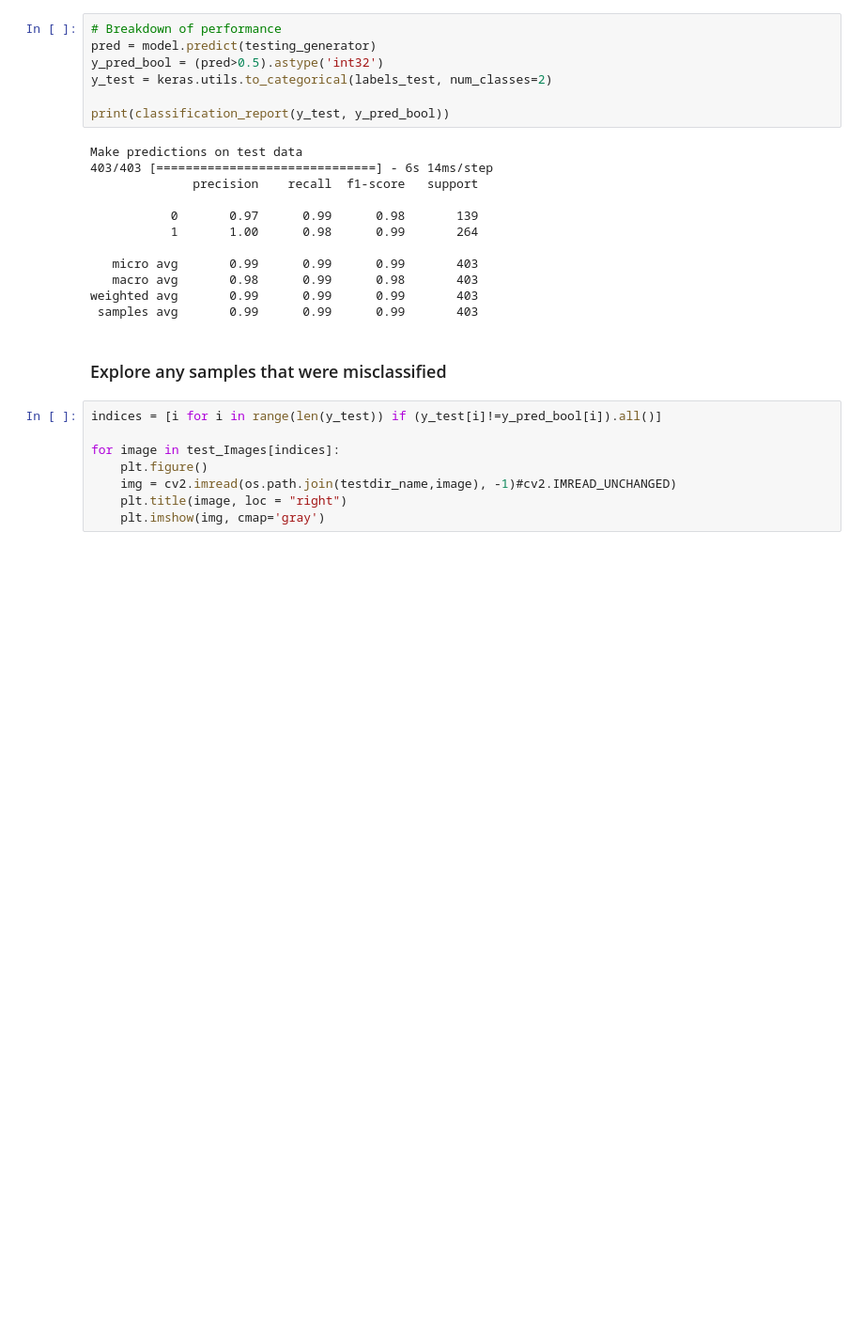
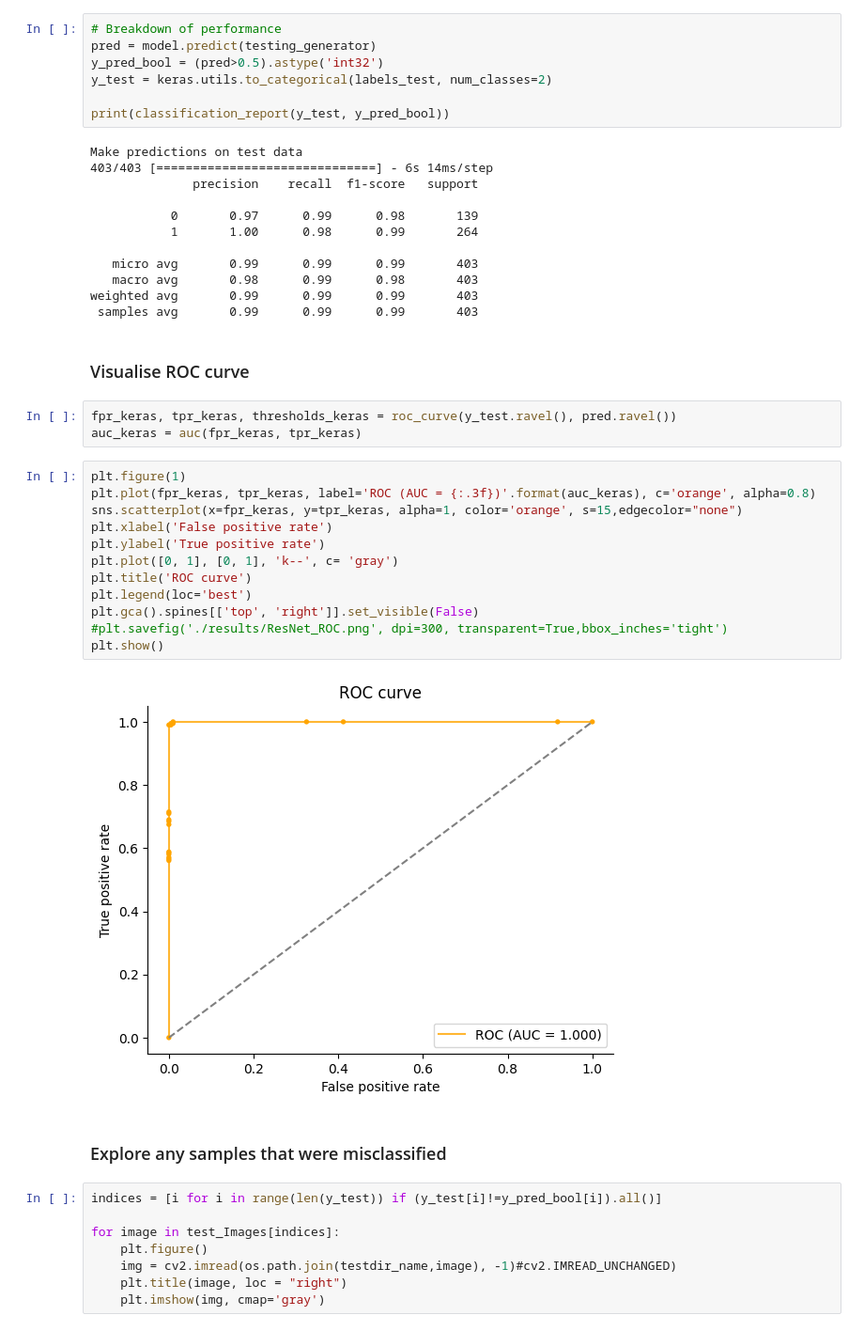
Before and after one commit to Ebony-Watson/Automatic_Imaging_Artifact_Masking, a Jupyter notebook: ResNet50_Artifact_Classifier.ipynb, the cells around one changed output. Shown at 94% size. Drawn from its saved outputs; the diff is of its cells as text; blank space fills up the shorter version.

```diff
--- a/ResNet50_Artifact_Classifier.ipynb
+++ b/ResNet50_Artifact_Classifier.ipynb
@@ -160,6 +145,25 @@ Make predictions on test data
    macro avg       0.98      0.99      0.98       403
 weighted avg       0.99      0.99      0.99       403
  samples avg       0.99      0.99      0.99       403
+# %% [markdown]
+### Visualise ROC curve
+# %%
+fpr_keras, tpr_keras, thresholds_keras = roc_curve(y_test.ravel(), pred.ravel())
+auc_keras = auc(fpr_keras, tpr_keras)
+# %%
+plt.figure(1)
+plt.plot(fpr_keras, tpr_keras, label='ROC (AUC = {:.3f})'.format(auc_keras), c='orange', alpha=0.8)
+sns.scatterplot(x=fpr_keras, y=tpr_keras, alpha=1, color='orange', s=15,edgecolor="none")
+plt.xlabel('False positive rate')
+plt.ylabel('True positive rate')
+plt.plot([0, 1], [0, 1], 'k--', c= 'gray')
+plt.title('ROC curve')
+plt.legend(loc='best')
+plt.gca().spines[['top', 'right']].set_visible(False)
+#plt.savefig('./results/ResNet_ROC.png', dpi=300, transparent=True,bbox_inches='tight')
+plt.show()
+# %% [output]
+[figure, added]
 # %% [markdown]
 ### Explore any samples that were misclassified
 # %%
```
Also changed, not shown: parts of 16 cells of this notebook, 5 other files.
